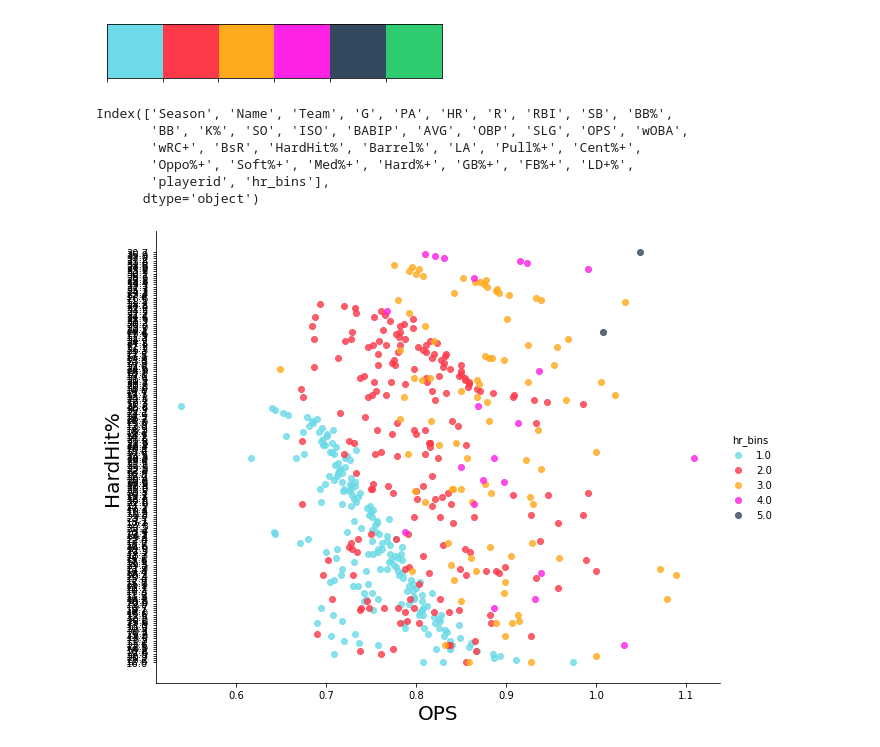
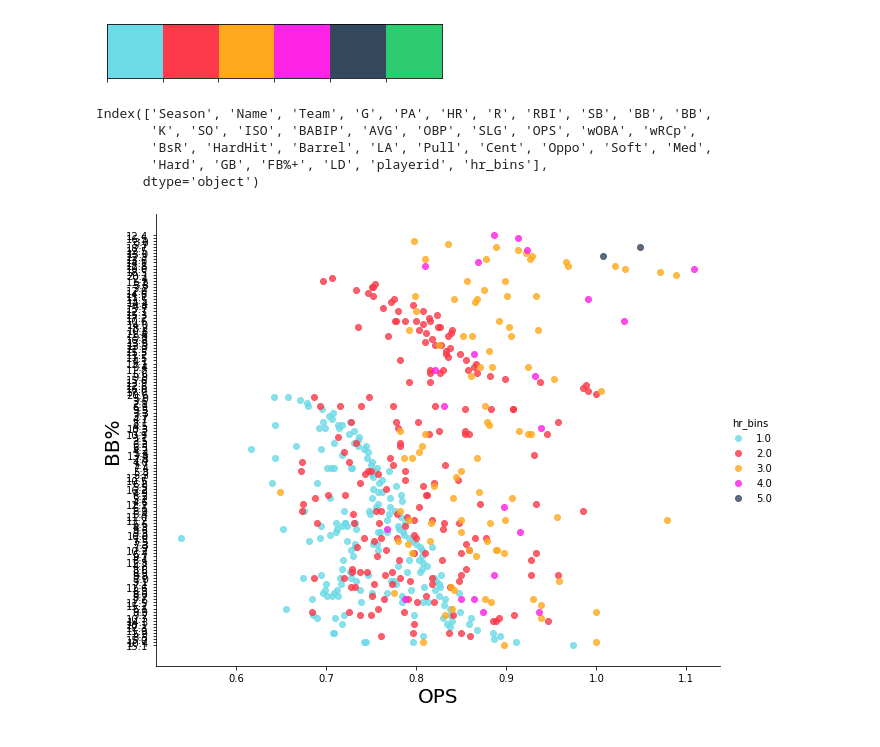
Before and after one commit to Ben-Platt-23/Senior-Project, a Jupyter notebook: Models/model_v3.ipynb, the cells around one changed output. Saved outputs shown, nothing was run; the diff lists cells and outputs as text; code cells hidden in the pictures.

```diff
--- a/Models/model_v3.ipynb
+++ b/Models/model_v3.ipynb
@@ -87,22 +78,23 @@ sns.set_palette(flatui)
 sns.palplot(sns.color_palette())
 # %% [output]
 [figure]
+# %%
+df = df.rename(columns={'BB%':'BB', 'K%':'K', 'wRC+':'wRCp', 'HardHit%':'HardHit', 'Barrel%':'Barrel', 'Pull%+':'Pull', 'Cent%+':'Cent', 'Oppo%+':'Oppo', 'Soft%+':'Soft', 'Med%+':'Med', 'Hard%+':'Hard', 'GB%+':'GB', 'FG%+':'FB', 'LD+%':'LD'})
 # %%
 df.columns
 # %% [output]
-Index(['Season', 'Name', 'Team', 'G', 'PA', 'HR', 'R', 'RBI', 'SB', 'BB%',
-       'BB', 'K%', 'SO', 'ISO', 'BABIP', 'AVG', 'OBP', 'SLG', 'OPS', 'wOBA',
-       'wRC+', 'BsR', 'HardHit%', 'Barrel%', 'LA', 'Pull%+', 'Cent%+',
-       'Oppo%+', 'Soft%+', 'Med%+', 'Hard%+', 'GB%+', 'FB%+', 'LD+%',
-       'playerid', 'hr_bins'],
+Index(['Season', 'Name', 'Team', 'G', 'PA', 'HR', 'R', 'RBI', 'SB', 'BB', 'BB',
+       'K', 'SO', 'ISO', 'BABIP', 'AVG', 'OBP', 'SLG', 'OPS', 'wOBA', 'wRCp',
+       'BsR', 'HardHit', 'Barrel', 'LA', 'Pull', 'Cent', 'Oppo', 'Soft', 'Med',
+       'Hard', 'GB', 'FB%+', 'LD', 'playerid', 'hr_bins'],
       dtype='object')
 # %%
-sns.lmplot(x = 'OPS', y = 'K%', fit_reg = False, hue = 'hr_bins', data = df, height = 7, aspect = 1.25)
+sns.lmplot(x = 'OPS', y = 'BB%', fit_reg = False, hue = 'hr_bins', data = df, height = 7, aspect = 1.25)
 plt.xlabel('OPS', fontsize = 20)
-plt.ylabel('HardHit%', fontsize = 20)
+plt.ylabel('BB%', fontsize = 20)
 #plt.axvline(99, 0, 1, color = 'Black', ls = '--')
 plt.show()
 # %% [output]
-[figure, old version]
+[figure, new version]
 # %%
 import numpy as np
```
Also changed, not shown: parts of 14 cells of this notebook, 5 other files.
